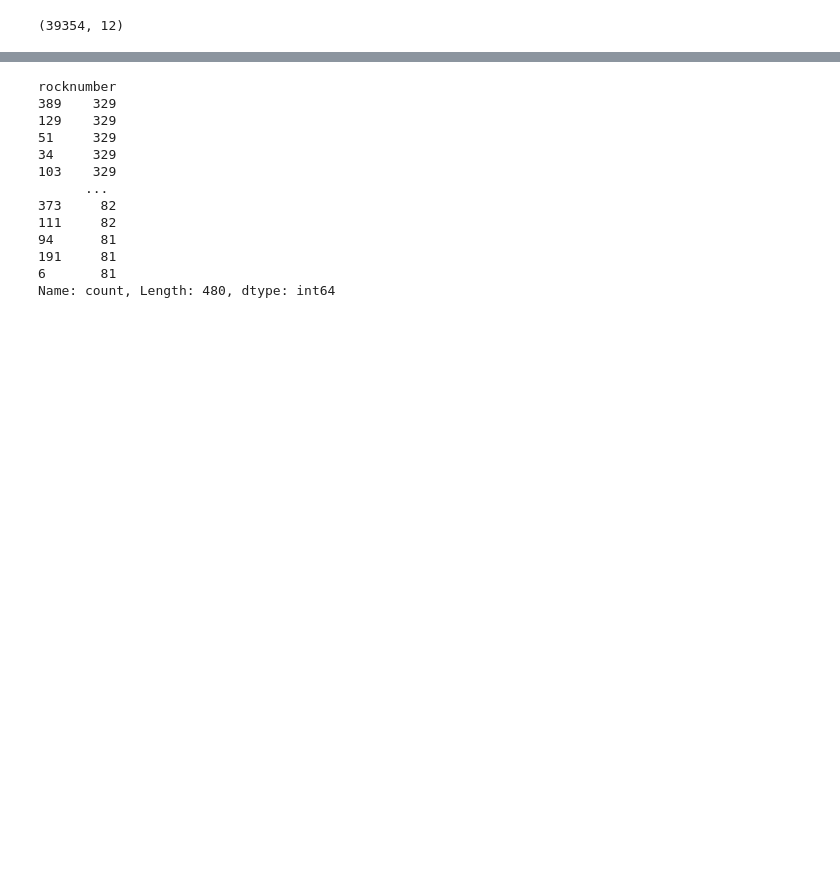
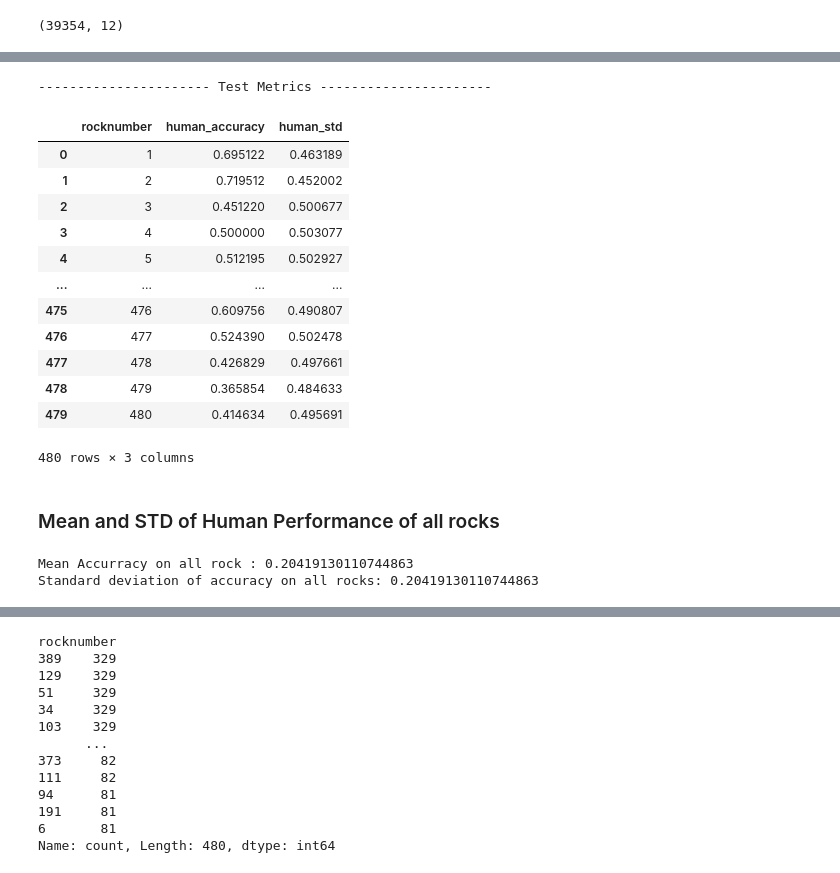
Before and after one commit to jackyeung99/Applied_Machine_Learning, a Jupyter notebook: Assignment02/Q1.ipynb, the cells around one changed output, grey strips where cells are left out. Cells and saved outputs as stored; diff of their text form; code cells hidden in the pictures; blank space fills up the shorter version.

```diff
--- a/Assignment02/Q1.ipynb
+++ b/Assignment02/Q1.ipynb
@@ -1153,0 +838,33 @@ data
+# %%
+print("---------------------- Test Metrics ----------------------")
+rock_stats = test_human_preds.groupby("rocknumber")["cat_correct"].agg(["mean", "std"]).rename(columns={"mean": "human_accuracy", "std": "human_std"})
+test_stats = rock_stats.reset_index()
+test_stats
+# %% [output]
+---------------------- Test Metrics ----------------------
+|  | rocknumber | human_accuracy | human_std |
+| 0 | 1 | 0.695122 | 0.463189 |
+| 1 | 2 | 0.719512 | 0.452002 |
+| 2 | 3 | 0.451220 | 0.500677 |
+| 3 | 4 | 0.500000 | 0.503077 |
+| 4 | 5 | 0.512195 | 0.502927 |
+| ... | ... | ... | ... |
+| 475 | 476 | 0.609756 | 0.490807 |
+| 476 | 477 | 0.524390 | 0.502478 |
+| 477 | 478 | 0.426829 | 0.497661 |
+| 478 | 479 | 0.365854 | 0.484633 |
+| 479 | 480 | 0.414634 | 0.495691 |
+480 rows × 3 columns
+# %% [markdown]
+### Mean and STD of Human Performance of all rocks
+# %%
+group_means = human_preds.groupby("rocknumber")["cat_correct"].mean()
+
+overall_mean_of_all_rocks = group_means.mean()
+overall_std_of_all_rocks = group_means.std()
+
+print("Mean Accurracy on all rock :", overall_std_of_all_rocks)
+print("Standard deviation of accuracy on all rocks:", overall_std_of_all_rocks)
+# %% [output]
+Mean Accurracy on all rock : 0.20419130110744863
+Standard deviation of accuracy on all rocks: 0.20419130110744863
```
Also changed, not shown: parts of 88 cells of this notebook.
